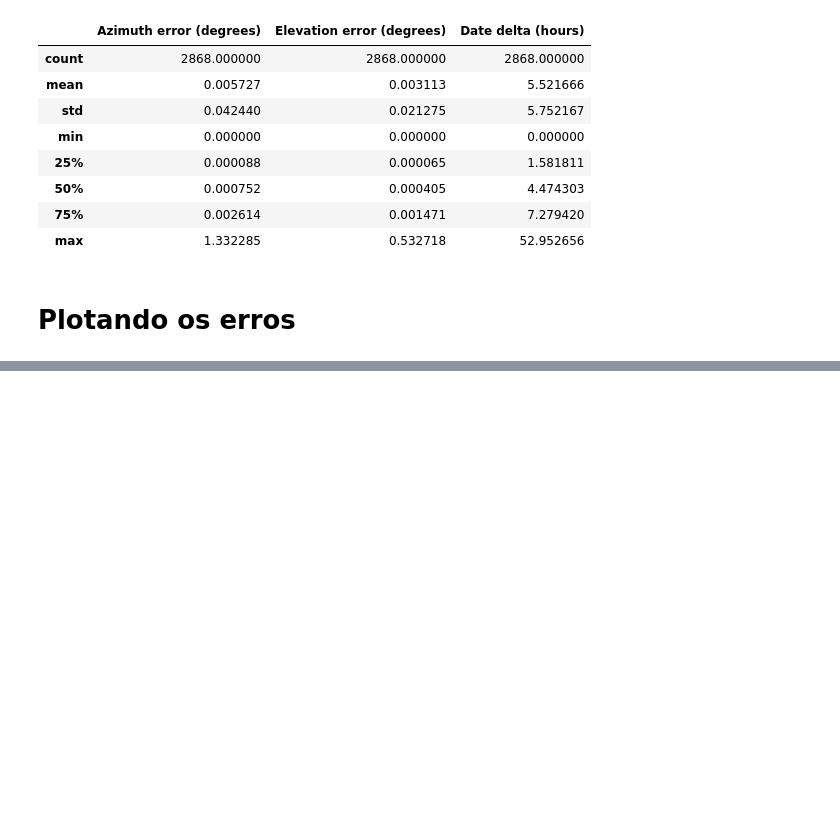
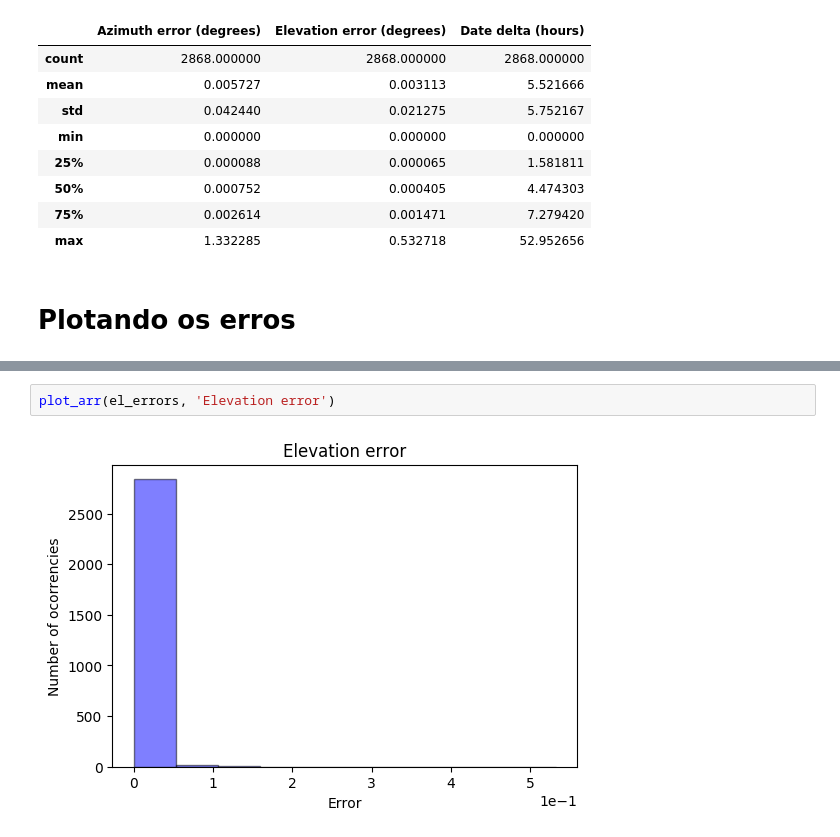
Before and after one commit to PI2-sunflower/satellite-tracker, a Jupyter notebook: notebooks/Estimating TLE error.ipynb, the cells around one changed output, grey strips where cells are left out. Drawn from its saved outputs; the diff is of its cells as text; blank space fills up the shorter version.

```diff
--- a/notebooks/Estimating TLE error.ipynb
+++ b/notebooks/Estimating TLE error.ipynb
@@ -98,0 +104,4 @@ plt.show()
+# %%
+plot_arr(el_errors, 'Elevation error')
+# %% [output]
+[figure, added]
```
Also changed, not shown: parts of 4 cells of this notebook, 2 other files.
